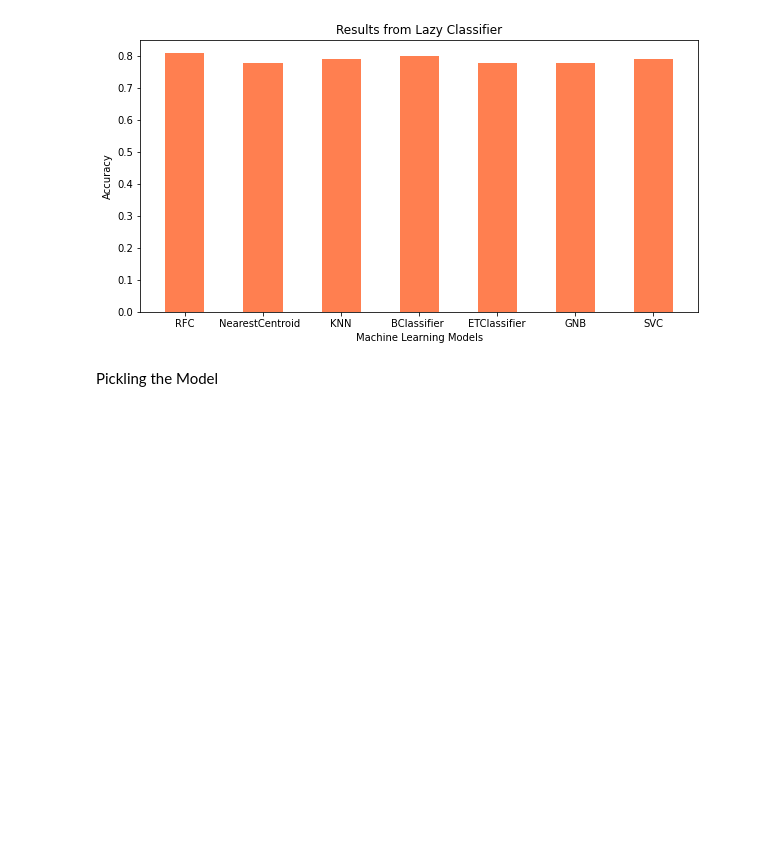
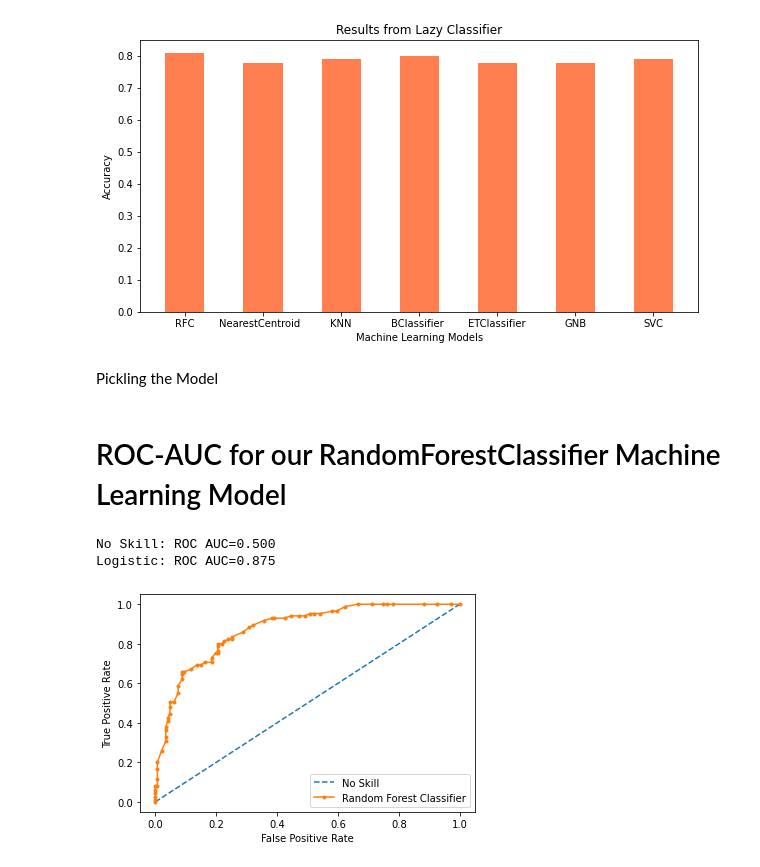
Before and after one commit to NotHari/Diabetes-and-Pre-Diabetes-Predictor, a Jupyter notebook: diabetes_prediction.ipynb, the cells around one changed output. Saved outputs shown, nothing was run; the diff lists cells and outputs as text; code cells hidden in the pictures; blank space fills up the shorter version.

```diff
--- a/diabetes_prediction.ipynb
+++ b/diabetes_prediction.ipynb
@@ -288,3 +311,5 @@ import pickle
 
 # save the model
 pickle.dump(rf_model, open('model_rfc.pkl', 'wb'))
+# %% [markdown]
+# ROC-AUC for our RandomForestClassifier Machine Learning Model
@@ -290,0 +320,32 @@ pickle.dump(rf_model, open('model_rfc.pkl', 'wb'))
+# %%
+# generate a no skill prediction (majority class)
+ns_probs = [0 for _ in range(len(y_test))]
+# predict probabilities
+rfc_probs = rf_model.predict_proba(X_test)
+# keep probabilities for the positive outcome only
+rfc_probs = rfc_probs[:,1]
+
+# calculate scores
+ns_auc = roc_auc_score(y_test, ns_probs)
+rfc_auc = roc_auc_score(y_test, rfc_probs)
+
+# summarize scores
+print('No Skill: ROC AUC=%.3f' % (ns_auc))
+print('Logistic: ROC AUC=%.3f' % (rfc_auc))
+# calculate roc curves
+ns_fpr, ns_tpr, _ = roc_curve(y_test, ns_probs)
+rfc_fpr, rfc_tpr, _ = roc_curve(y_test, rfc_probs)
+# plot the roc curve for the model
+pyplot.plot(ns_fpr, ns_tpr, linestyle='--', label='No Skill')
+pyplot.plot(rfc_fpr, rfc_tpr, marker='.', label='Random Forest Classifier')
+# axis labels
+pyplot.xlabel('False Positive Rate')
+pyplot.ylabel('True Positive Rate')
+# show the legend
+pyplot.legend()
+# show the plot
+pyplot.show()
+# %% [output]
+No Skill: ROC AUC=0.500
+Logistic: ROC AUC=0.875
+[figure, added]
```
Also changed, not shown: parts of 6 cells of this notebook.
